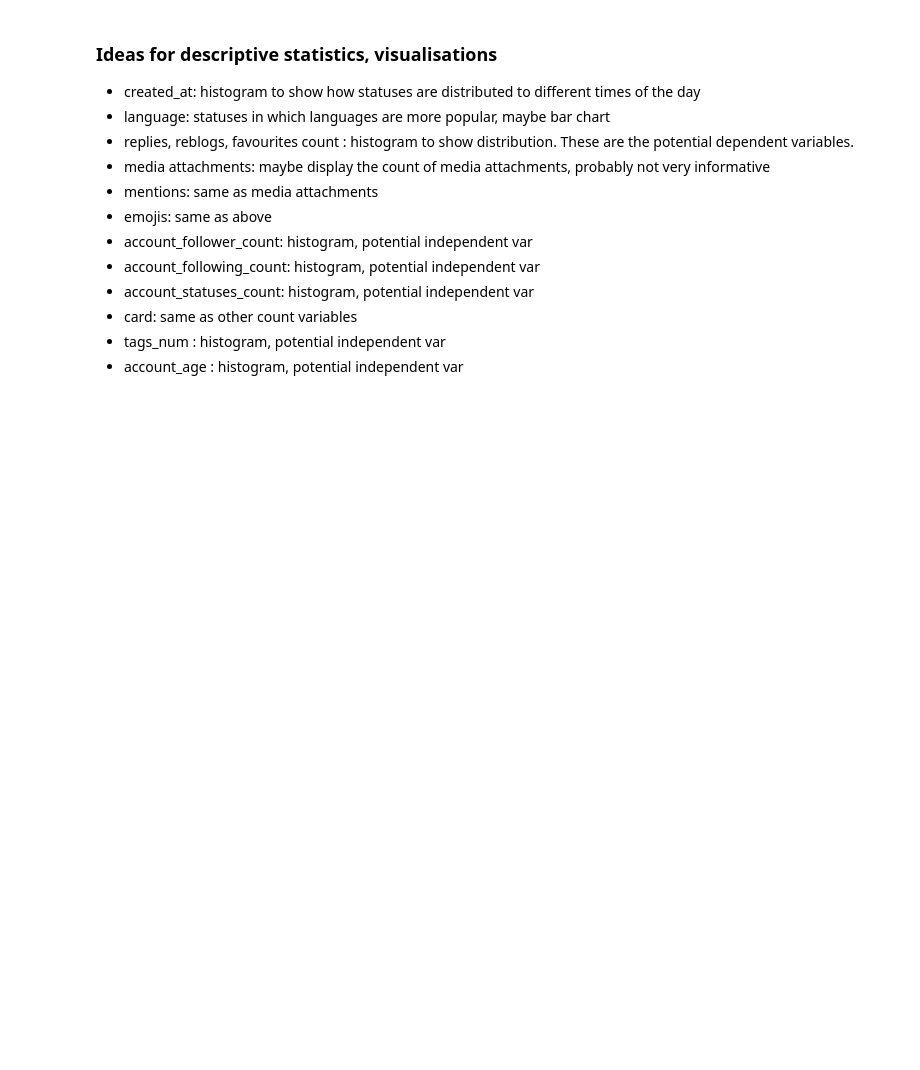
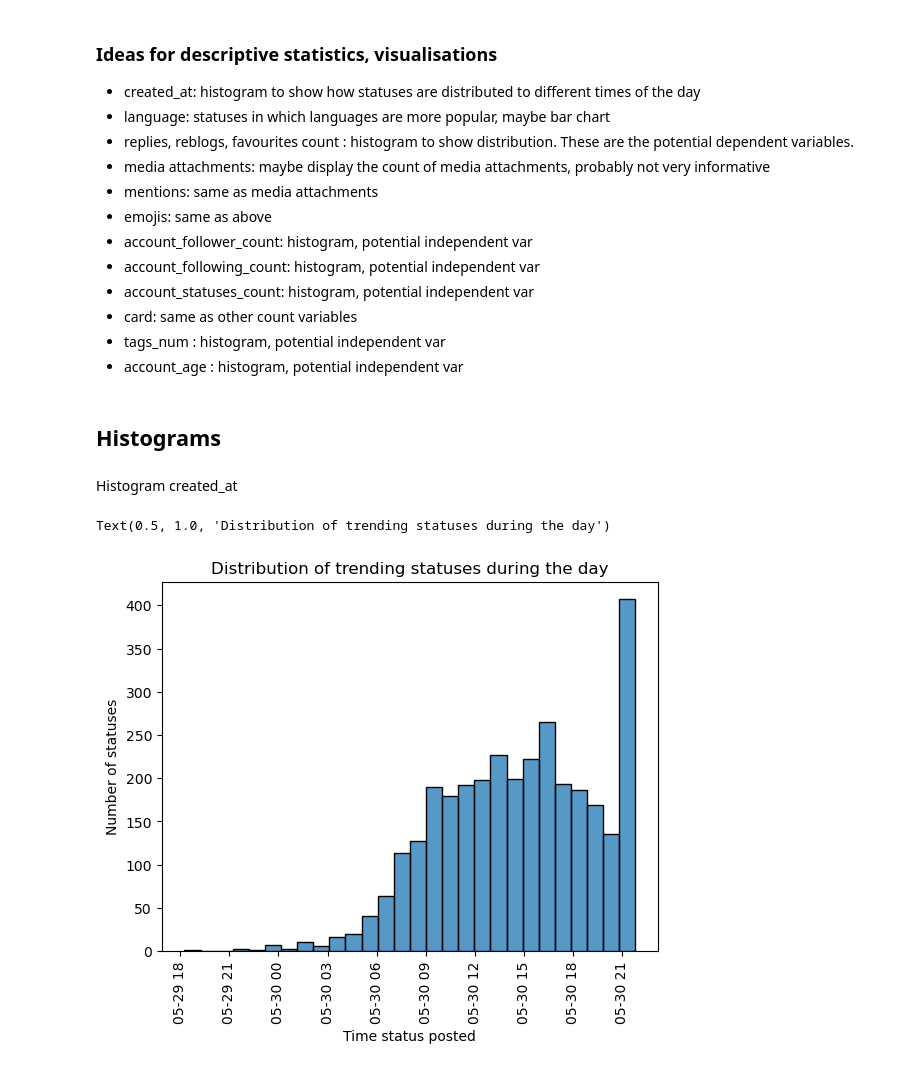
Before and after one commit to ruseny/mastodon-project, a Jupyter notebook: notebooks/analyses.ipynb, the cells around one changed output. Drawn from its saved outputs; the diff is of its cells as text; code cells hidden in the pictures; blank space fills up the shorter version.

```diff
--- a/notebooks/analyses.ipynb
+++ b/notebooks/analyses.ipynb
@@ -8,5 +9,7 @@ import pandas as pd
 # %%
-df_statuses = pd.read_csv("../data/processed/trending_statuses.csv")
+df_statuses = pd.read_csv("../data/processed/trending_statuses.csv",
+                          parse_dates = ["created_at", "account_created_at"],
+                          date_format = "%Y-%m-%dT%H:%M:%S.%fZ")
 # %%
 df_statuses.info()
 # %% [output]
@@ -42,3 +45,5 @@ memory usage: 1.5+ MB
 - card: same as other count variables
 - tags_num : histogram, potential independent var
 - account_age : histogram, potential independent var
+# %% [markdown]
+## Histograms
@@ -44,0 +52,11 @@ memory usage: 1.5+ MB
+# %% [markdown]
+Histogram created_at
+# %%
+hist1 = sns.histplot(df_statuses, x = "created_at")
+hist1.tick_params(axis='x', rotation=90)
+hist1.set_xlabel("Time status posted")
+hist1.set_ylabel("Number of statuses")
+hist1.set_title("Distribution of trending statuses during the day")
+# %% [output]
+Text(0.5, 1.0, 'Distribution of trending statuses during the day')
+[figure, added]
```
Also changed, not shown: parts of 45 cells of this notebook, 1 other file.
